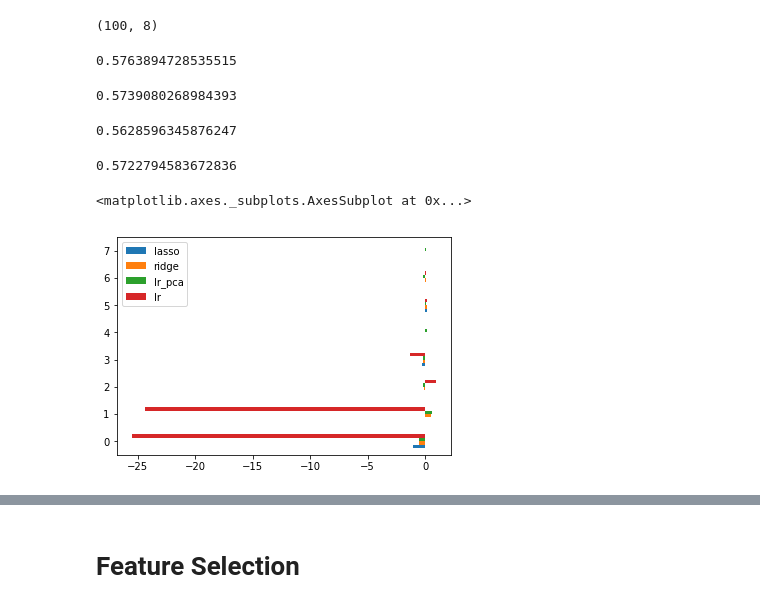
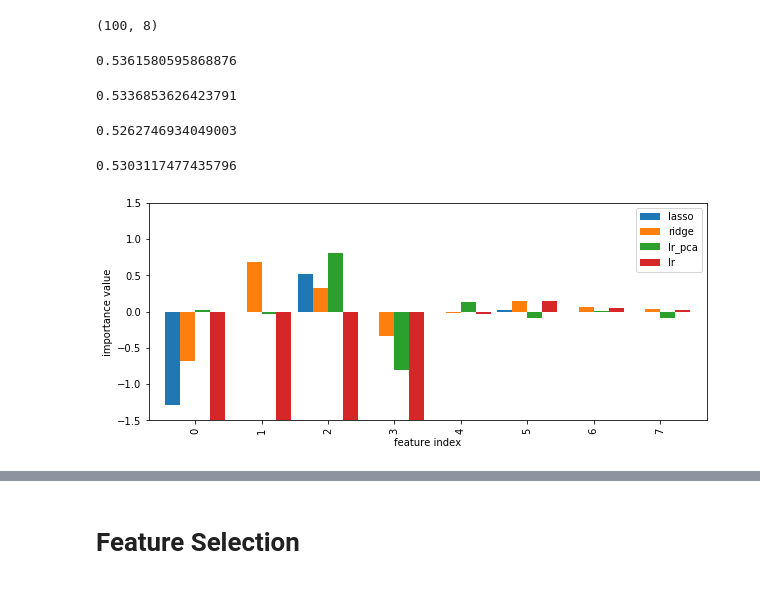
Before and after one commit to amueller/COMS4995-s19, a Jupyter notebook: slides/aml-12-interpretation-feature-selection/aml-12-feature-selection-interpretation.ipynb, the cells around one changed output, grey strips where cells are left out. Saved outputs shown, nothing was run; the diff lists cells and outputs as text; code cells hidden in the pictures.

```diff
--- a/slides/aml-12-interpretation-feature-selection/aml-12-feature-selection-interpretation.ipynb
+++ b/slides/aml-12-interpretation-feature-selection/aml-12-feature-selection-interpretation.ipynb
@@ -95,31 +237,30 @@ X_train_small.shape
 # %% [output]
 (100, 8)
 # %%
-lasso = LassoCV().fit(X_train_small, y_train_small)
-lasso.score(X_test_small, y_test_small)
+lasso_small = LassoCV().fit(X_train_small, y_train_small)
+lasso_small.score(X_test_small, y_test_small)
 # %% [output]
-0.5763894728535515
+0.5361580595868876
 # %%
-ridge = RidgeCV().fit(X_train_small, y_train_small)
-ridge.score(X_test_small, y_test_small)
+ridge_small = RidgeCV().fit(X_train_small, y_train_small)
+ridge_small.score(X_test_small, y_test_small)
 # %% [output]
-0.5739080268984393
+0.5336853626423791
 # %%
-lr = LinearRegression().fit(X_train_small, y_train_small)
-lr.score(X_test_small, y_test_small)
+lr_small = LinearRegression().fit(X_train_small, y_train_small)
+lr_small.score(X_test_small, y_test_small)
 # %% [output]
-0.5628596345876247
+0.5262746934049003
 # %%
 from sklearn.decomposition import PCA
-pca = PCA(n_components=.99).fit(X_train_small)
-X_train_pca = pca.transform(X_train_small)
-lr_pca = LinearRegression().fit(X_train_pca, y_train_small)
-inverse_lr_pca_coef = pca.inverse_transform(lr_pca.coef_)
-lr_pca.score(pca.transform(X_test_small), y_test_small)
+pca_small = PCA(n_components=.99).fit(X_train_small)
+X_train_pca = pca_small.transform(X_train_small)
+lr_pca_small = LinearRegression().fit(X_train_pca, y_train_small)
+inverse_lr_pca_coef = pca.inverse_transform(lr_pca_small.coef_)
+lr_pca_small.score(pca_small.transform(X_test_small), y_test_small)
 # %% [output]
-0.5722794583672836
+0.5303117477435796
 # %%
-pd.DataFrame({'lasso': lasso.coef_, 'ridge': ridge.coef_, 'lr_pca': inverse_lr_pca_coef, 'lr': lr.coef_}).plot(kind='barh')
+plot_importance({'lasso': lasso_small.coef_, 'ridge': ridge_small.coef_, 'lr_pca': inverse_lr_pca_coef, 'lr': lr_small.coef_})
 # %% [output]
-<matplotlib.axes._subplots.AxesSubplot at 0x...>
-[figure, old version]
+[figure, new version]
```
Also changed, not shown: parts of 34 cells of this notebook.
